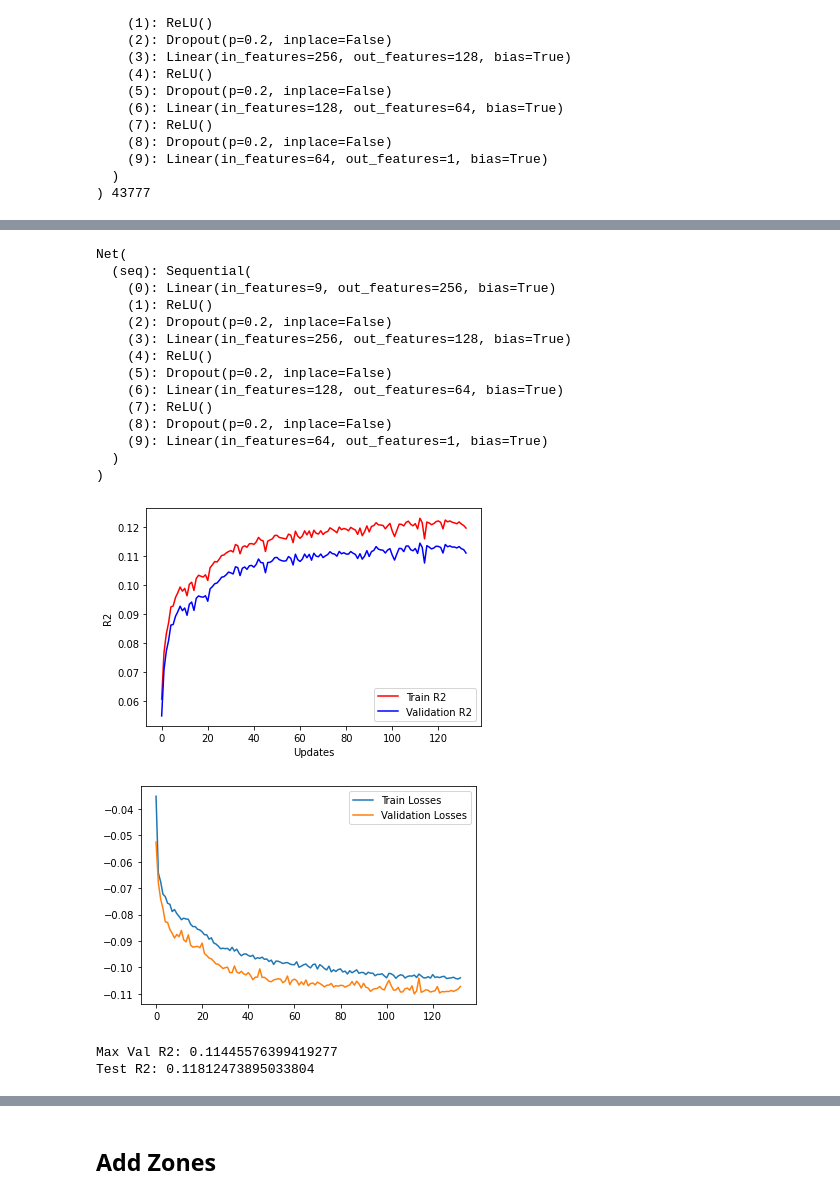
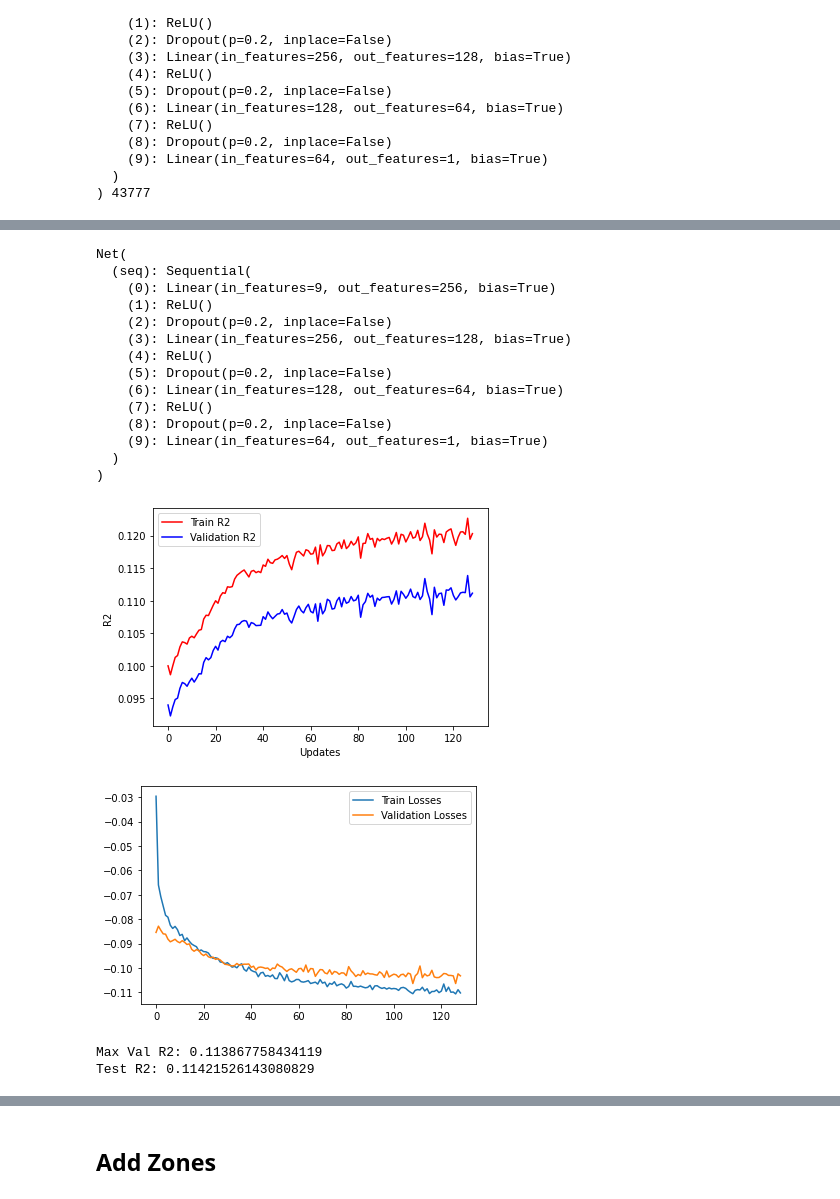
Before and after one commit to Bogeluno/GNN_Thesis, a Jupyter notebook: notebooks/MLP_adv.ipynb, the cells around one changed output, grey strips where cells are left out. Saved outputs shown, nothing was run; the diff lists cells and outputs as text; code cells hidden in the pictures.

```diff
--- a/notebooks/MLP_adv.ipynb
+++ b/notebooks/MLP_adv.ipynb
@@ -71,7 +71,7 @@ def r2_loss(output, target):
     return -r2
 # %%
 # Load full Data
-df_full = pd.read_csv('data/processed/SimpleNNData.csv', index_col=0, parse_dates = [1])
+df_full = pd.read_csv('data/processed/SimpleNNData.csv', index_col=0, parse_dates = [1]).sort_values(by = 'time')
 y = df_full.time_to_reservation
 df_full.drop(columns=['time_to_reservation', 'hour_index'], inplace=True)
 
@@ -118,10 +133,10 @@ df.head()
 # %%
 X_train = torch.tensor(df.iloc[cc[0]].to_numpy(dtype = 'float')).float()
-y_train = torch.tensor(y[cc[0]].to_numpy(dtype = 'float')).float().unsqueeze(dim = 1)
+y_train = torch.tensor(y.iloc[cc[0]].to_numpy(dtype = 'float')).float().unsqueeze(dim = 1)
 X_val = torch.tensor(df.iloc[cc[1]].to_numpy(dtype = 'float')).float()
-y_val = torch.tensor(y[cc[1]].to_numpy(dtype = 'float')).float().unsqueeze(dim = 1)
+y_val = torch.tensor(y.iloc[cc[1]].to_numpy(dtype = 'float')).float().unsqueeze(dim = 1)
 X_test = torch.tensor(df.iloc[cc[2]].to_numpy(dtype = 'float')).float()
-y_test = torch.tensor(y[cc[2]].to_numpy(dtype = 'float')).float().unsqueeze(dim = 1)
+y_test = torch.tensor(y.iloc[cc[2]].to_numpy(dtype = 'float')).float().unsqueeze(dim = 1)
 # %%
 # define network
 class Net(nn.Module):
@@ -189,7 +204,7 @@ val_losses = []
 
 get_slice = lambda i, size: range(i * size, (i + 1) * size)
 
-path = 'Results/SimpleNN/NoZones.pt'
+path = 'Results/SimpleNN/NoZonesADV.pt'
 early_stopping = EarlyStopping(patience=20, verbose=False, path = path)
 
 for epoch in range(num_epochs):
@@ -287,18 +302,18 @@ Epoch 133: Train Loss -0.103948 , Valid Loss -0.107240 , Train R2 0.119647, Vali
 Net(
   (seq): Sequential(
     (0): Linear(in_features=9, out_features=256, bias=True)
     (1): ReLU()
     (2): Dropout(p=0.2, inplace=False)
     (3): Linear(in_features=256, out_features=128, bias=True)
     (4): ReLU()
     (5): Dropout(p=0.2, inplace=False)
     (6): Linear(in_features=128, out_features=64, bias=True)
     (7): ReLU()
     (8): Dropout(p=0.2, inplace=False)
     (9): Linear(in_features=64, out_features=1, bias=True)
   )
 )
-[figure, old version]
+[figure, new version]
 # %%
 plt.plot(epoch, [x.detach().numpy() for x in train_losses], [x.detach().numpy() for x in val_losses])
 plt.legend(['Train Losses','Validation Losses'])
@@ -306,9 +321,9 @@ plt.show()
 print(f'Max Val R2: {max(valid_r2)}')
 print(f'Test R2: {r2_score(y_test.detach().numpy()[:,0],net.forward(X_test).detach().numpy()[:,0])}')
 # %% [output]
-[figure, old version]
+[figure, new version]
-Max Val R2: 0.11445576399419277
-Test R2: 0.11812473895033804
+Max Val R2: 0.113867758434119
+Test R2: 0.11421526143080829
 # %%
 df_clas['Preds'] = net.forward(X_test).detach().numpy()[:,0]
 print(classification_report(df_clas.time_to_reservation > df_clas.Cut, df_clas.Preds > df_clas.Cut, target_names = ['Under','Over']))
```
Also changed, not shown: parts of 30 cells of this notebook, 34 other files.
